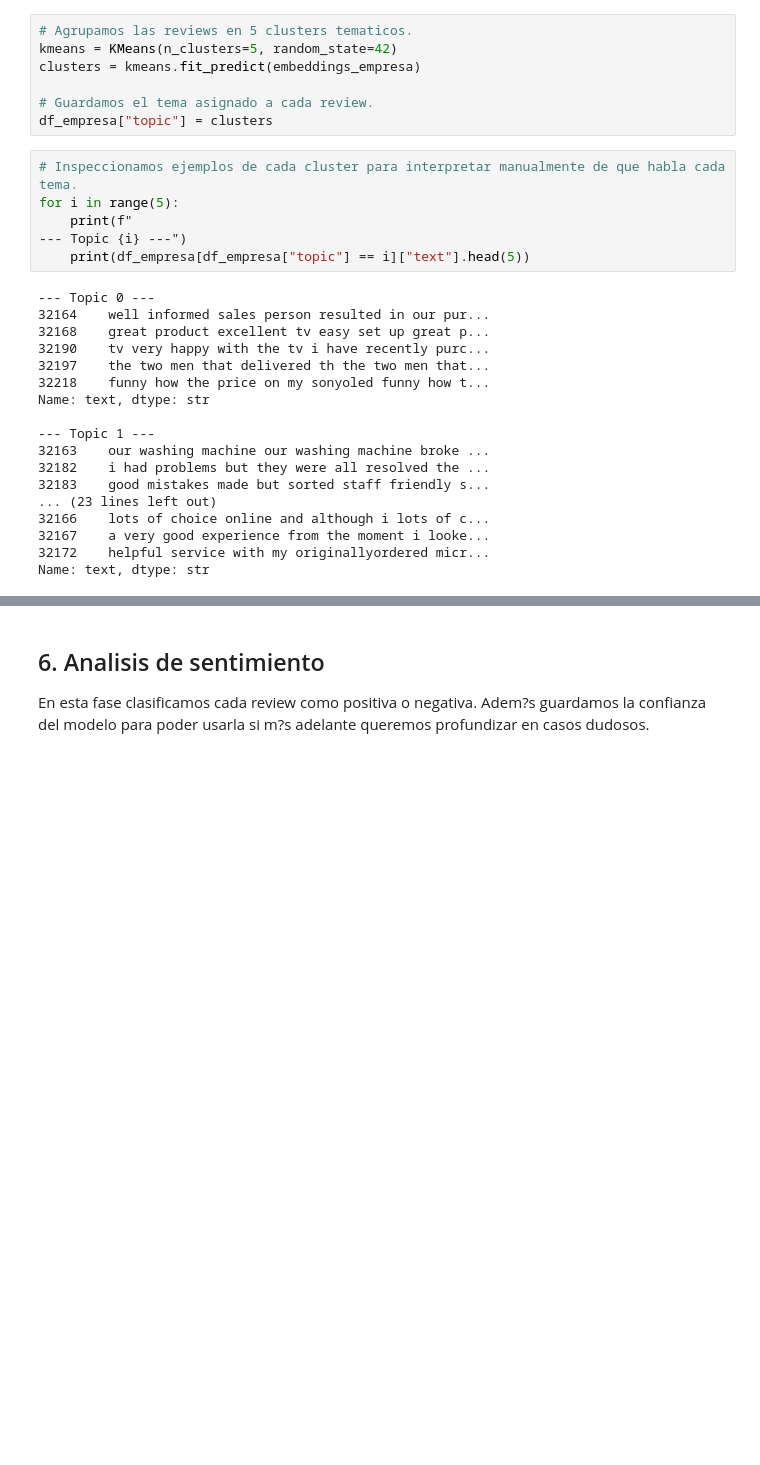
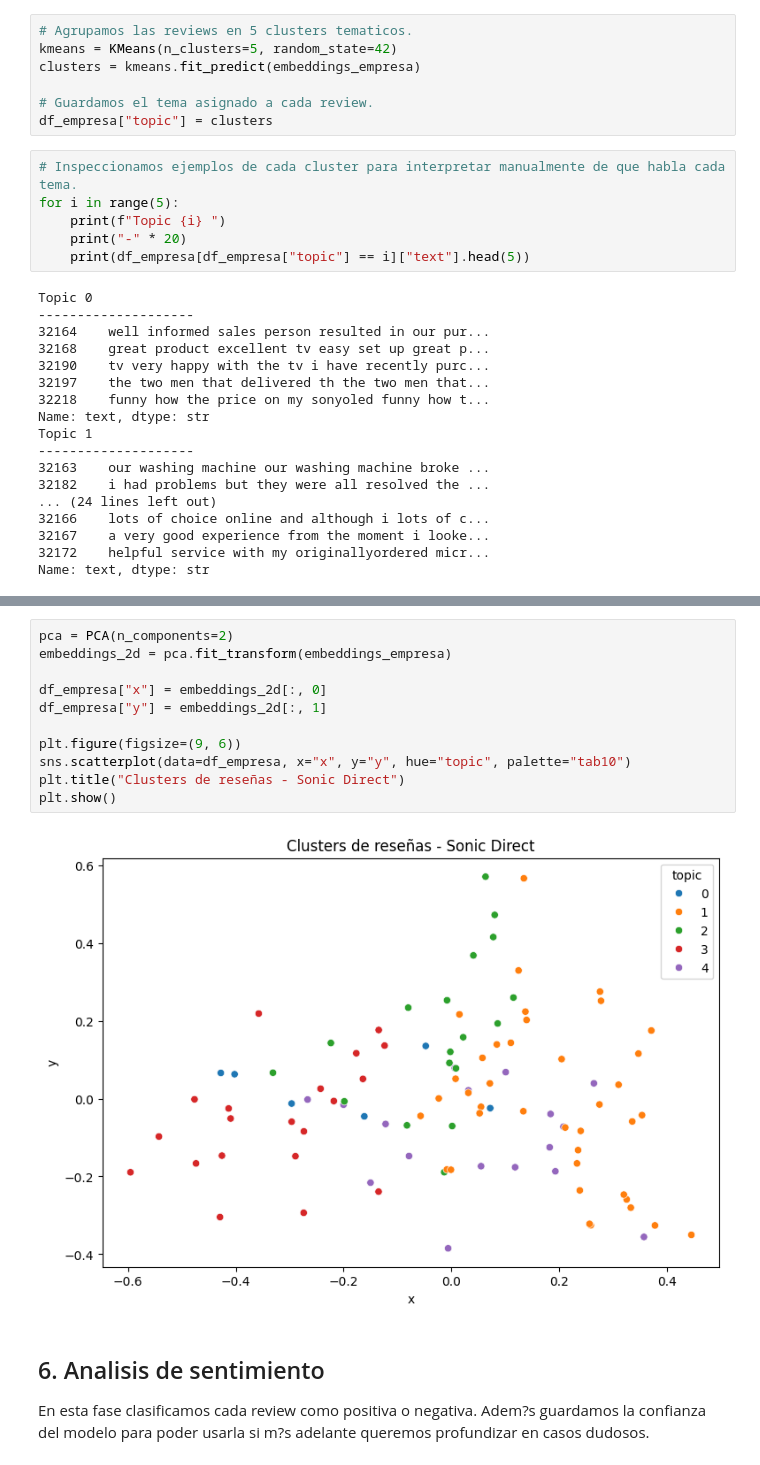
Before and after one commit to OscarFdz24/Proyecto_DeepLearning_NLP_Oscar_Fernandez, a Jupyter notebook: Review_NLP.ipynb, the cells around one changed output, grey strips where cells are left out. Drawn from its saved outputs; the diff is of its cells as text; blank space fills up the shorter version.

```diff
--- a/Review_NLP.ipynb
+++ b/Review_NLP.ipynb
@@ -152,23 +154,23 @@ df_empresa["topic"] = clusters
 # %%
 # Inspeccionamos ejemplos de cada cluster para interpretar manualmente de que habla cada tema.
 for i in range(5):
-    print(f"
---- Topic {i} ---")
+    print(f"Topic {i} ")
+    print("-" * 20)
     print(df_empresa[df_empresa["topic"] == i]["text"].head(5))
 # %% [output]
---- Topic 0 ---
+Topic 0
+--------------------
 32164    well informed sales person resulted in our pur...
 32168    great product excellent tv easy set up great p...
 32190    tv very happy with the tv i have recently purc...
 32197    the two men that delivered th the two men that...
 32218    funny how the price on my sonyoled funny how t...
 Name: text, dtype: str
-
---- Topic 1 ---
+Topic 1
+--------------------
 32163    our washing machine our washing machine broke ...
 32182    i had problems but they were all resolved the ...
-32183    good mistakes made but sorted staff friendly s...
-... (23 lines left out)
+... (24 lines left out)
 32166    lots of choice online and although i lots of c...
 32167    a very good experience from the moment i looke...
 32172    helpful service with my originallyordered micr...
@@ -183,6 +185,19 @@ df_empresa.head()
 | 32162 | Electronics & Technology | www.sonicdirect.co.uk | Sonic Direct has grown to become ... | Very efficient | Easy to order, very quick deliver... | 5 | very efficient easy to order very... | 4 |
 | 32163 | Electronics & Technology | www.sonicdirect.co.uk | Sonic Direct has grown to become ... | Our washing machine | Our washing machine broke down tw... | 5 | our washing machine our washing m... | 1 |
 | 32164 | Electronics & Technology | www.sonicdirect.co.uk | Sonic Direct has grown to become ... | Well informed sales person, resul... | The sales person was well informe... | 5 | well informed sales person result... | 0 |
+# %%
+pca = PCA(n_components=2)
+embeddings_2d = pca.fit_transform(embeddings_empresa)
+
+df_empresa["x"] = embeddings_2d[:, 0]
+df_empresa["y"] = embeddings_2d[:, 1]
+
+plt.figure(figsize=(9, 6))
+sns.scatterplot(data=df_empresa, x="x", y="y", hue="topic", palette="tab10")
+plt.title("Clusters de reseñas - Sonic Direct")
+plt.show()
+# %% [output]
+[figure, added]
 # %% [markdown]
 ## 6. Analisis de sentimiento
 
```
Also changed, not shown: parts of 18 cells of this notebook.
